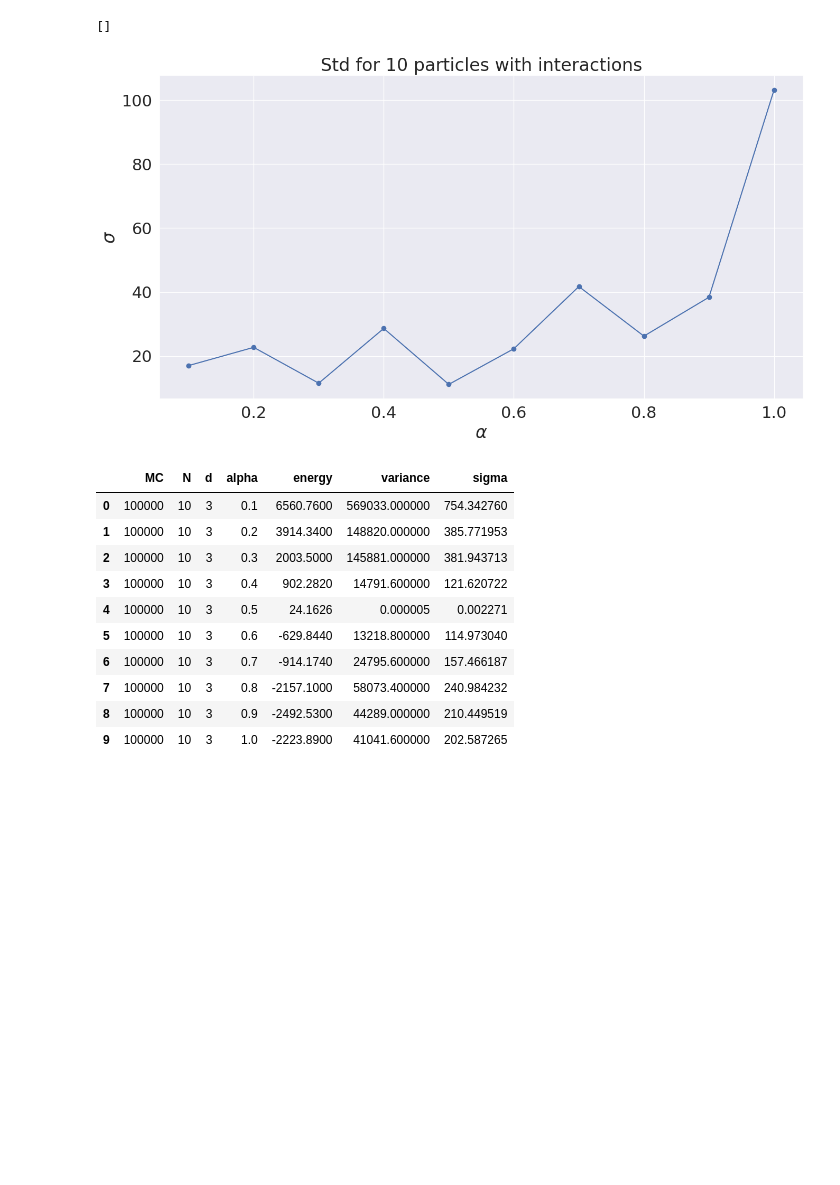
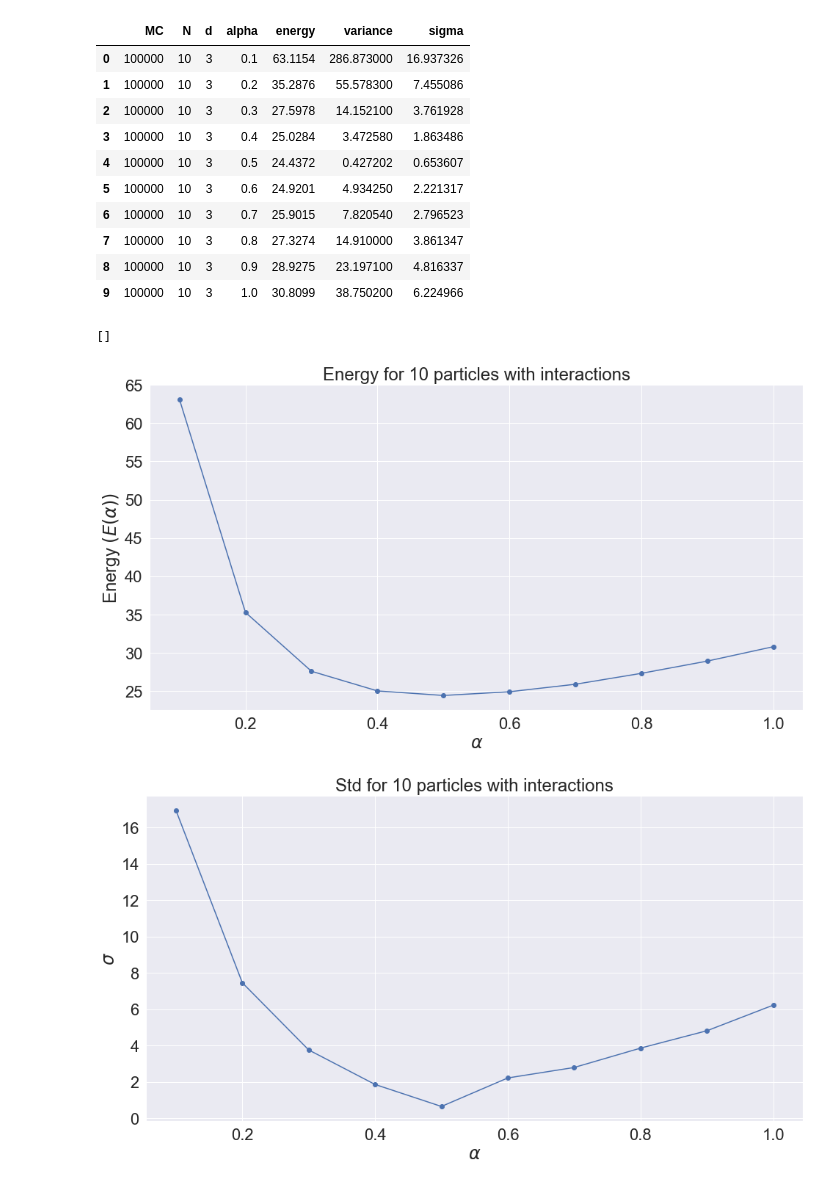
Before and after one commit to carlfre/FYS4411-project1, a Jupyter notebook: plots/plotting.ipynb, the cells around one changed output. Cells and saved outputs as stored; diff of their text form; code cells hidden in the pictures; blank space fills up the shorter version.

```diff
--- a/plots/plotting.ipynb
+++ b/plots/plotting.ipynb
@@ -199,28 +206,36 @@ plt.plot()
 # %%
+df = pd.read_csv(f'../output/N=10_d=3_int_IS.csv')
+df['sigma'] = np.sqrt(df['variance'])
+display(df)
+flt = (df.energy < 100)
 fig, axs = plt.subplots(1, 1, figsize = (14, 8))
-axs.scatter(df.alpha, df.sigma)
-axs.plot(df.alpha, df.sigma)
+axs.scatter(df[flt].alpha, df[flt].energy)
+axs.plot(df[flt].alpha, df[flt].energy)
+axs.set_xlabel(r'$\alpha$')
+axs.set_ylabel(r'Energy $(E(\alpha))$')
+axs.set_title(f'Energy for 10 particles with interactions')
+fig.tight_layout()
+plt.plot()
+fig, axs = plt.subplots(1, 1, figsize = (14, 8))
+axs.scatter(df[flt].alpha, df[flt].sigma)
+axs.plot(df[flt].alpha, df[flt].sigma)
 axs.set_xlabel(r'$\alpha$')
 axs.set_ylabel(r'$\sigma$')
 axs.set_title(f'Std for 10 particles with interactions')
 fig.tight_layout()
 plt.plot()
 # %% [output]
+|  | MC | N | d | alpha | energy | variance | sigma |
+| 0 | 100000 | 10 | 3 | 0.1 | 63.1154 | 286.873000 | 16.937326 |
+| 1 | 100000 | 10 | 3 | 0.2 | 35.2876 | 55.578300 | 7.455086 |
+| 2 | 100000 | 10 | 3 | 0.3 | 27.5978 | 14.152100 | 3.761928 |
+| 3 | 100000 | 10 | 3 | 0.4 | 25.0284 | 3.472580 | 1.863486 |
+| 4 | 100000 | 10 | 3 | 0.5 | 24.4372 | 0.427202 | 0.653607 |
+| 5 | 100000 | 10 | 3 | 0.6 | 24.9201 | 4.934250 | 2.221317 |
+| 6 | 100000 | 10 | 3 | 0.7 | 25.9015 | 7.820540 | 2.796523 |
+| 7 | 100000 | 10 | 3 | 0.8 | 27.3274 | 14.910000 | 3.861347 |
+| 8 | 100000 | 10 | 3 | 0.9 | 28.9275 | 23.197100 | 4.816337 |
+| 9 | 100000 | 10 | 3 | 1.0 | 30.8099 | 38.750200 | 6.224966 |
 []
-[figure, old version]
+[figure, new version]
+[figure, added]
-# %%
-df = pd.read_csv(f'../output/N=10_d=3_int_IS.csv')
-df['sigma'] = np.sqrt(df['variance'])
-display(df)
-# %% [output]
-|  | MC | N | d | alpha | energy | variance | sigma |
-| 0 | 100000 | 10 | 3 | 0.1 | 6560.7600 | 569033.000000 | 754.342760 |
-| 1 | 100000 | 10 | 3 | 0.2 | 3914.3400 | 148820.000000 | 385.771953 |
-| 2 | 100000 | 10 | 3 | 0.3 | 2003.5000 | 145881.000000 | 381.943713 |
-| 3 | 100000 | 10 | 3 | 0.4 | 902.2820 | 14791.600000 | 121.620722 |
-| 4 | 100000 | 10 | 3 | 0.5 | 24.1626 | 0.000005 | 0.002271 |
-| 5 | 100000 | 10 | 3 | 0.6 | -629.8440 | 13218.800000 | 114.973040 |
-| 6 | 100000 | 10 | 3 | 0.7 | -914.1740 | 24795.600000 | 157.466187 |
-| 7 | 100000 | 10 | 3 | 0.8 | -2157.1000 | 58073.400000 | 240.984232 |
-| 8 | 100000 | 10 | 3 | 0.9 | -2492.5300 | 44289.000000 | 210.449519 |
-| 9 | 100000 | 10 | 3 | 1.0 | -2223.8900 | 41041.600000 | 202.587265 |
```
Also changed, not shown: parts of 10 cells of this notebook, 3 other files.
